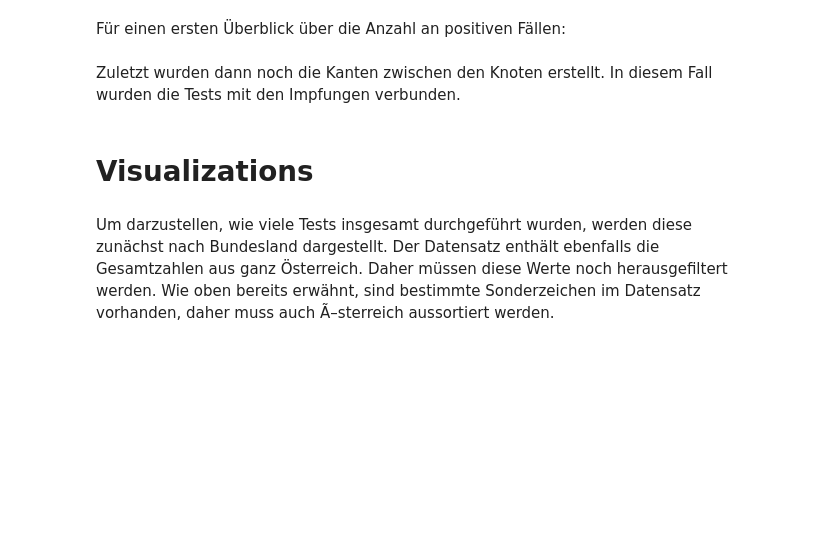
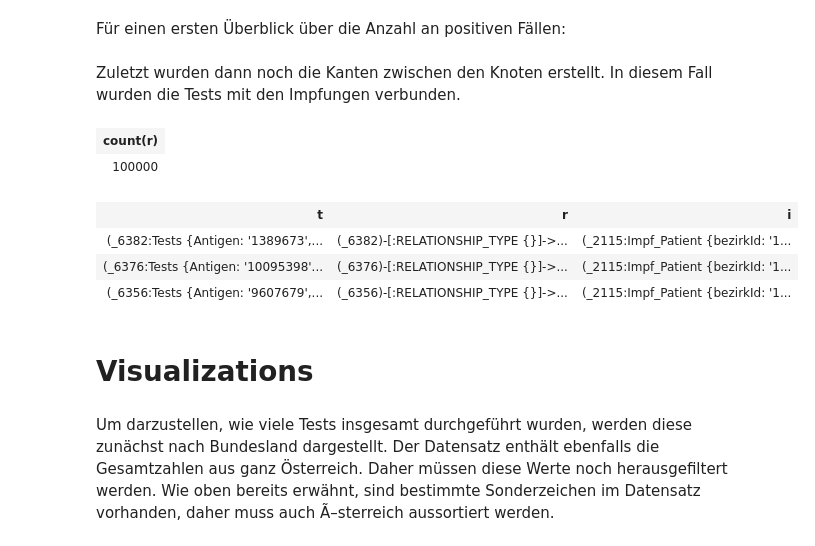
Before and after one commit to wi22b085/big-data, a Jupyter notebook: BigData-Projekt_Covid/BD_Project.ipynb, the cells around one changed output. Cells and saved outputs as stored; diff of their text form; code cells hidden in the pictures; blank space fills up the shorter version.

```diff
--- a/BigData-Projekt_Covid/BD_Project.ipynb
+++ b/BigData-Projekt_Covid/BD_Project.ipynb
@@ -645,12 +641,23 @@ query = f"""
 MATCH (t:Tests), (i:Impf_Patient)
 WHERE t.datum = i.datum
 WITH t, i LIMIT 100000
-CREATE (t)-[r:RELATIONSHIP_TYPE]->(i)
+CREATE (t)-[r:SAME_TIME]->(i)
 RETURN count(r)
-
-MATCH (t:Tests)-[r:RELATIONSHIP_TYPE]->(i:Impf_Patient)
-RETURN t, r, i LIMIT 25
 """
+graph.run(query)
+# %% [output]
+| count(r) |
+| 100000 |
+# %%
+query = f""" MATCH (t:Tests)-[r:SAME_TIME]->(i:Impf_Patient)
+RETURN t, r, i LIMIT 25
+"""
+graph.run(query)
+# %% [output]
+| t | r | i |
+| (_6382:Tests {Antigen: '1389673',... | (_6382)-[:RELATIONSHIP_TYPE {}]->... | (_2115:Impf_Patient {bezirkId: '1... |
+| (_6376:Tests {Antigen: '10095398'... | (_6376)-[:RELATIONSHIP_TYPE {}]->... | (_2115:Impf_Patient {bezirkId: '1... |
+| (_6356:Tests {Antigen: '9607679',... | (_6356)-[:RELATIONSHIP_TYPE {}]->... | (_2115:Impf_Patient {bezirkId: '1... |
 # %% [markdown]
 # Visualizations
 # %% [markdown]
```
Also changed, not shown: parts of 18 cells of this notebook, 1 other file.
